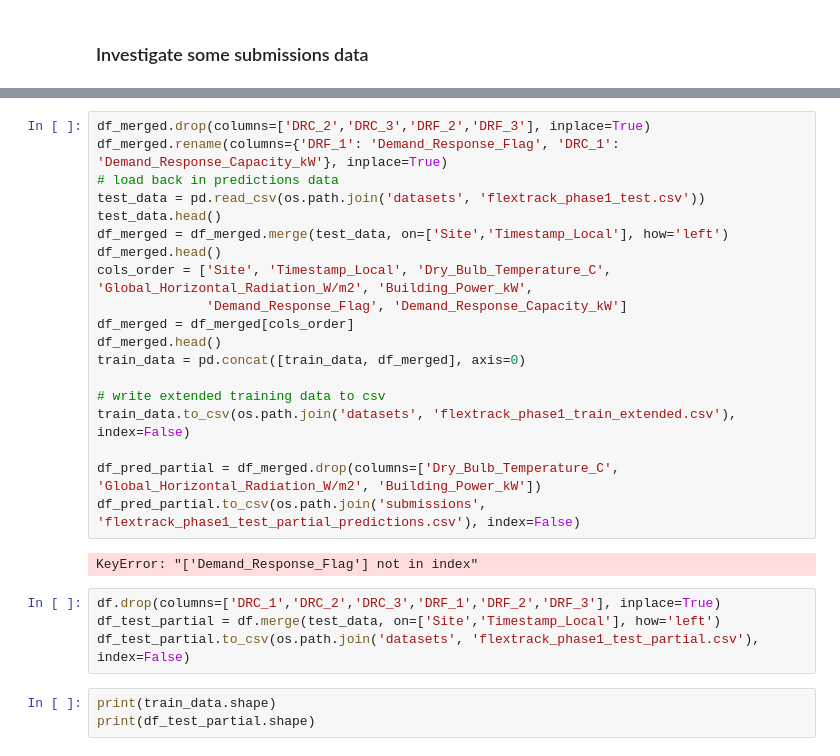
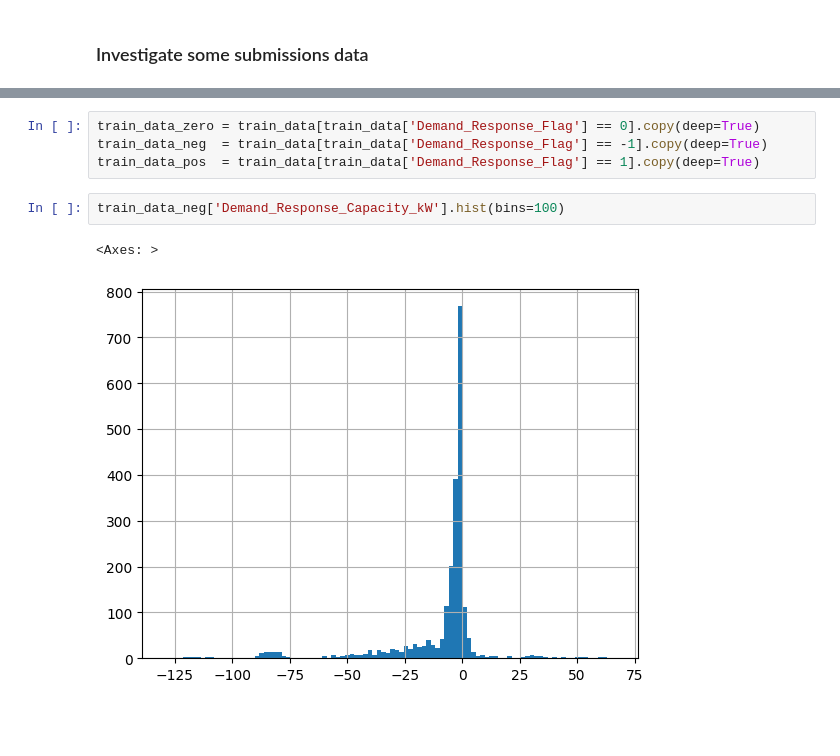
Before and after one commit to truongbnguyen88/nrg_hackathon_sept2025, a Jupyter notebook: data_investigation.ipynb, the cells around one changed output, grey strips where cells are left out. Cells and saved outputs as stored; diff of their text form; blank space fills up the shorter version.

```diff
--- a/data_investigation.ipynb
+++ b/data_investigation.ipynb
@@ -146,28 +92,9 @@ print(df.shape)
-# %%
-df_merged.drop(columns=['DRC_2','DRC_3','DRF_2','DRF_3'], inplace=True)
-df_merged.rename(columns={'DRF_1': 'Demand_Response_Flag', 'DRC_1': 'Demand_Response_Capacity_kW'}, inplace=True)
-# load back in predictions data
-test_data = pd.read_csv(os.path.join('datasets', 'flextrack_phase1_test.csv'))
-test_data.head()
-df_merged = df_merged.merge(test_data, on=['Site','Timestamp_Local'], how='left')
-df_merged.head()
-cols_order = ['Site', 'Timestamp_Local', 'Dry_Bulb_Temperature_C', 'Global_Horizontal_Radiation_W/m2', 'Building_Power_kW',
-              'Demand_Response_Flag', 'Demand_Response_Capacity_kW']
-df_merged = df_merged[cols_order]
-df_merged.head()
-train_data = pd.concat([train_data, df_merged], axis=0)
-
-# write extended training data to csv
-train_data.to_csv(os.path.join('datasets', 'flextrack_phase1_train_extended.csv'), index=False)
-
-df_pred_partial = df_merged.drop(columns=['Dry_Bulb_Temperature_C', 'Global_Horizontal_Radiation_W/m2', 'Building_Power_kW'])
-df_pred_partial.to_csv(os.path.join('submissions', 'flextrack_phase1_test_partial_predictions.csv'), index=False)
-# %% [output]
-KeyError: "['Demand_Response_Flag'] not in index"
-# %%
-df.drop(columns=['DRC_1','DRC_2','DRC_3','DRF_1','DRF_2','DRF_3'], inplace=True)
-df_test_partial = df.merge(test_data, on=['Site','Timestamp_Local'], how='left')
-df_test_partial.to_csv(os.path.join('datasets', 'flextrack_phase1_test_partial.csv'), index=False)
-# %%
-print(train_data.shape)
-print(df_test_partial.shape)
+# %%
+train_data_zero = train_data[train_data['Demand_Response_Flag'] == 0].copy(deep=True)
+train_data_neg  = train_data[train_data['Demand_Response_Flag'] == -1].copy(deep=True)
+train_data_pos  = train_data[train_data['Demand_Response_Flag'] == 1].copy(deep=True)
+# %%
+train_data_neg['Demand_Response_Capacity_kW'].hist(bins=100)
+# %% [output]
+<Axes: >
+[figure, added]
```
Also changed, not shown: parts of 6 cells of this notebook, 8 other files.
